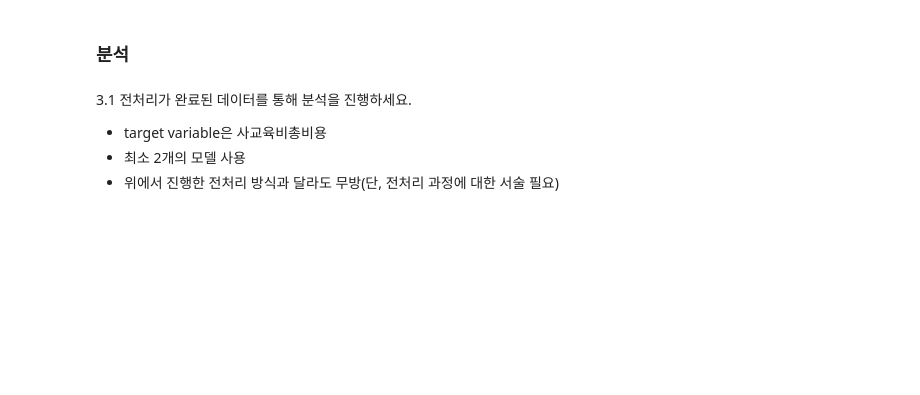
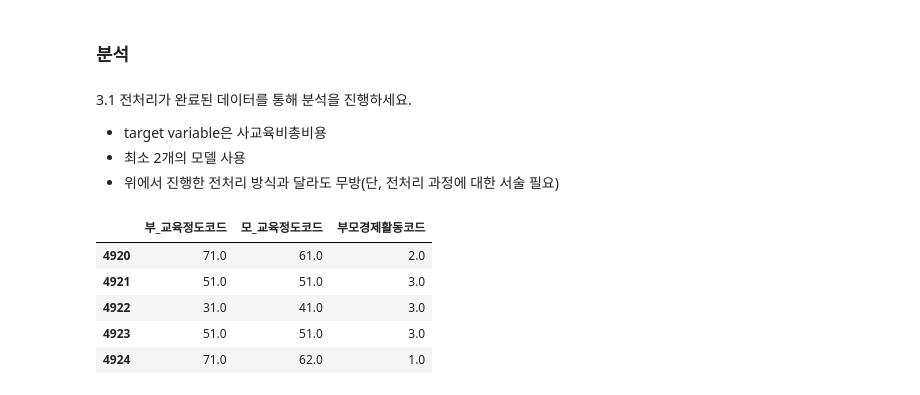
Before and after one commit to HUFS-DAT/2024-1_Seminar, a Jupyter notebook: Weekly Task/김선화/김선화_1차_과제.ipynb, the cells around one changed output. Drawn from its saved outputs; the diff is of its cells as text; code cells hidden in the pictures; blank space fills up the shorter version.

```diff
--- a/Weekly Task/김선화/김선화_1차_과제.ipynb
+++ b/Weekly Task/김선화/김선화_1차_과제.ipynb
@@ -366,3 +366,23 @@ df
 - target variable은 사교육비총비용
 - 최소 2개의 모델 사용
 - 위에서 진행한 전처리 방식과 달라도 무방(단, 전처리 과정에 대한 서술 필요)
+# %%
+# 회귀분석 모델을 하려고 하여 밑에 코드를 작성하였지만, 이해하지 못한 상태로 따라하기만 했습니다.
+# 참고 : https://todayisbetterthanyesterday.tistory.com/7
+# 추후 다시 한 번 내용을 보면서 이해하려고 노력하겠습니다...!
+
+import pandas as pd         #DataFrame 활용 라이브럴
+import numpy as np          #행렬 활용 라이브러리
+import statsmodels.api as sm
+
+total_cost = df.drop(['사교육비총비용'], axis = 1) # 타겟 데이터 분리
+target = df[['사교육비총비용']] # 타겟 데이터 저장
+x_data = df[['부_교육정도코드',	'모_교육정도코드',	'부모경제활동코드']]
+x_data.head()
+# %% [output]
+|  | 부_교육정도코드 | 모_교육정도코드 | 부모경제활동코드 |
+| 4920 | 71.0 | 61.0 | 2.0 |
+| 4921 | 51.0 | 51.0 | 3.0 |
+| 4922 | 31.0 | 41.0 | 3.0 |
+| 4923 | 51.0 | 51.0 | 3.0 |
+| 4924 | 71.0 | 62.0 | 1.0 |
```
Also changed, not shown: parts of 5 cells of this notebook.
